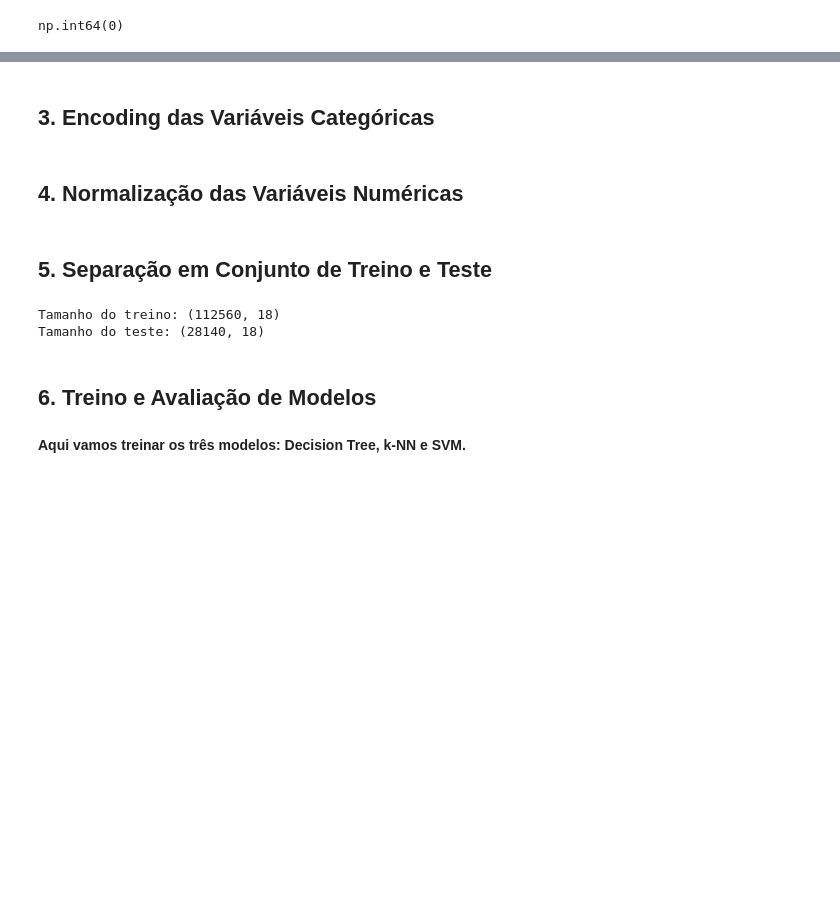
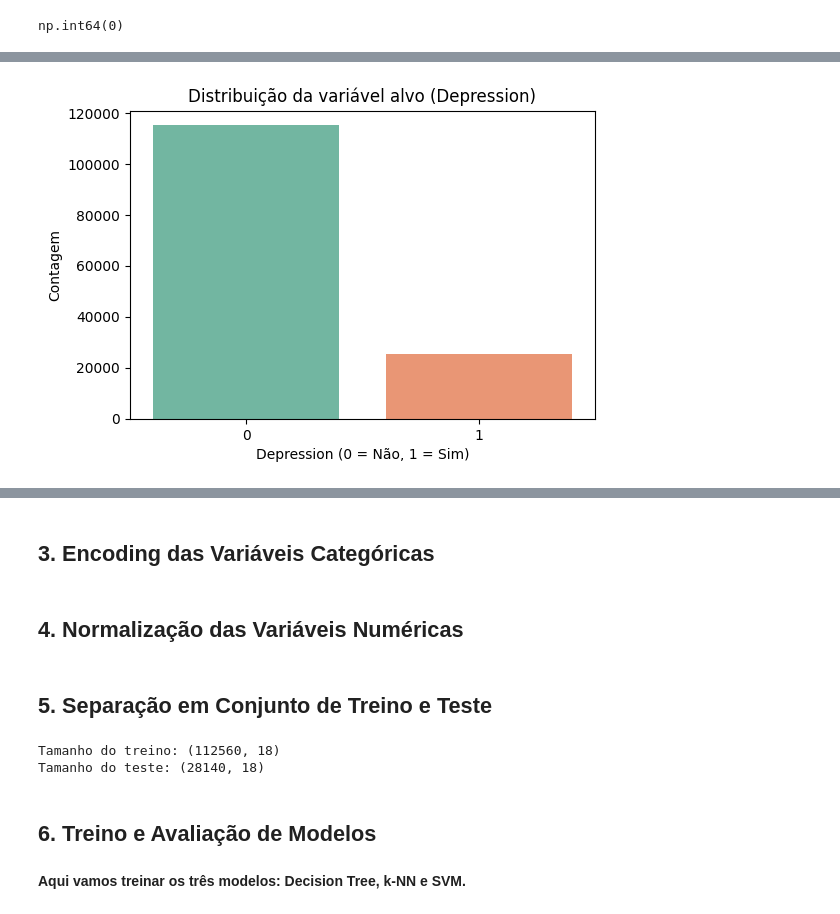
Before and after one commit to franciscoafonso04/IA-Vault, a Jupyter notebook: Project2/projeto_mental_health.ipynb, the cells around one changed output, grey strips where cells are left out. Saved outputs shown, nothing was run; the diff lists cells and outputs as text; code cells hidden in the pictures; blank space fills up the shorter version.

```diff
--- a/Project2/projeto_mental_health.ipynb
+++ b/Project2/projeto_mental_health.ipynb
@@ -36,12 +49,8 @@ from sklearn.impute import SimpleImputer
 # %% [markdown]
 ## 1. Carregamento dos Dados
 # %%
-# Carregar os dados
-train_data = pd.read_csv("data/train.csv")
-test_data = pd.read_csv("data/test.csv")  # Test set opcional para depois
-
-# Verificar as primeiras linhas
-train_data.head()
+df = pd.read_csv("data/train.csv")
+df.head()
 # %% [output]
 |  | id | Name | Gender | Age | City | Working Professional or Student | Profession | Academic Pressure | ... |
 | 0 | 0 | Aaradhya | Female | 49.0 | Ludhiana | Working Professional | Chef | NaN | ... |
@@ -56,17 +65,17 @@ train_data.head()
 numeric_cols = ['Age', 'Academic Pressure', 'Work Pressure', 'CGPA',
                 'Study Satisfaction', 'Job Satisfaction', 'Work/Study Hours', 'Financial Stress']
 
-categorical_cols = train_data.select_dtypes(include=['object']).columns.tolist()
+categorical_cols = df.select_dtypes(include=['object']).columns.tolist()
 categorical_cols = [col for col in categorical_cols if col != 'Depression']
 
 # Imputação
 numeric_imputer = SimpleImputer(strategy='median')
-train_data[numeric_cols] = numeric_imputer.fit_transform(train_data[numeric_cols])
+df[numeric_cols] = numeric_imputer.fit_transform(df[numeric_cols])
 
 categorical_imputer = SimpleImputer(strategy='most_frequent')
-train_data[categorical_cols] = categorical_imputer.fit_transform(train_data[categorical_cols])
+df[categorical_cols] = categorical_imputer.fit_transform(df[categorical_cols])
 
 # Verificar missing values
-train_data.isnull().sum().sum()
+df.isnull().sum().sum()
 # %% [output]
 np.int64(0)
@@ -72,0 +84,65 @@ np.int64(0)
+# %%
+# Verificar estrutura do DataFrame
+print("Informação geral do dataset:")
+df.info()
+
+# Sumário estatístico das colunas numéricas
+print("\nSumário estatístico:")
+print(df.describe())
+
+# Verificar valores nulos
+print("\nMissing values por coluna:")
+print(df.isnull().sum())
+
+# Distribuição da variável target (Depression)
+plt.figure(figsize=(6, 4))
+sns.countplot(x='Depression', data=df, palette='Set2')
+plt.title("Distribuição da variável alvo (Depression)")
+plt.xlabel("Depression (0 = Não, 1 = Sim)")
+plt.ylabel("Contagem")
+plt.show()
+
+# Distribuição por género
+plt.figure(figsize=(6, 4))
+sns.countplot(x='Gender', data=df, palette='Set3')
+plt.title("Distribuição por Género")
+plt.show()
+
+# Top 10 cidades com mais entradas
+plt.figure(figsize=(10, 5))
+top_cities = df['City'].value_counts().nlargest(10)
+sns.barplot(x=top_cities.index, y=top_cities.values, palette='viridis')
+plt.title("Top 10 Cidades com Mais Registos")
+plt.ylabel("Contagem")
+plt.xlabel("Cidade")
+plt.xticks(rotation=45)
+plt.tight_layout()
+plt.show()
+
+# Histograma das idades
+plt.figure(figsize=(6, 4))
+sns.histplot(df['Age'], kde=True, bins=20, color='skyblue')
+plt.title("Distribuição de Idades")
+plt.xlabel("Idade")
+plt.ylabel("Contagem")
+plt.show()
+
+# Boxplots para algumas variáveis numéricas vs. Depression
+numeric_to_plot = ['Age', 'CGPA', 'Financial Stress', 'Work/Study Hours']
+
+for col in numeric_to_plot:
+    if col in df.columns:
+        plt.figure(figsize=(6, 4))
+        sns.boxplot(x='Depression', y=col, data=df, palette='coolwarm')
+        plt.title(f"{col} vs. Depression")
+        plt.show()
+
+# Heatmap de correlação (só variáveis numéricas)
+plt.figure(figsize=(12, 8))
+numeric_cols = df.select_dtypes(include=['float64', 'int64']).columns
+corr = df[numeric_cols].corr()
+
+sns.heatmap(corr, annot=True, fmt=".2f", cmap="coolwarm", square=True)
+plt.title("Mapa de Correlação entre Variáveis Numéricas")
+plt.show()
+# %% [output]
@@ -72,0 +169 @@ np.int64(0)
+[figure, added]
```
Also changed, not shown: parts of 13 cells of this notebook.
